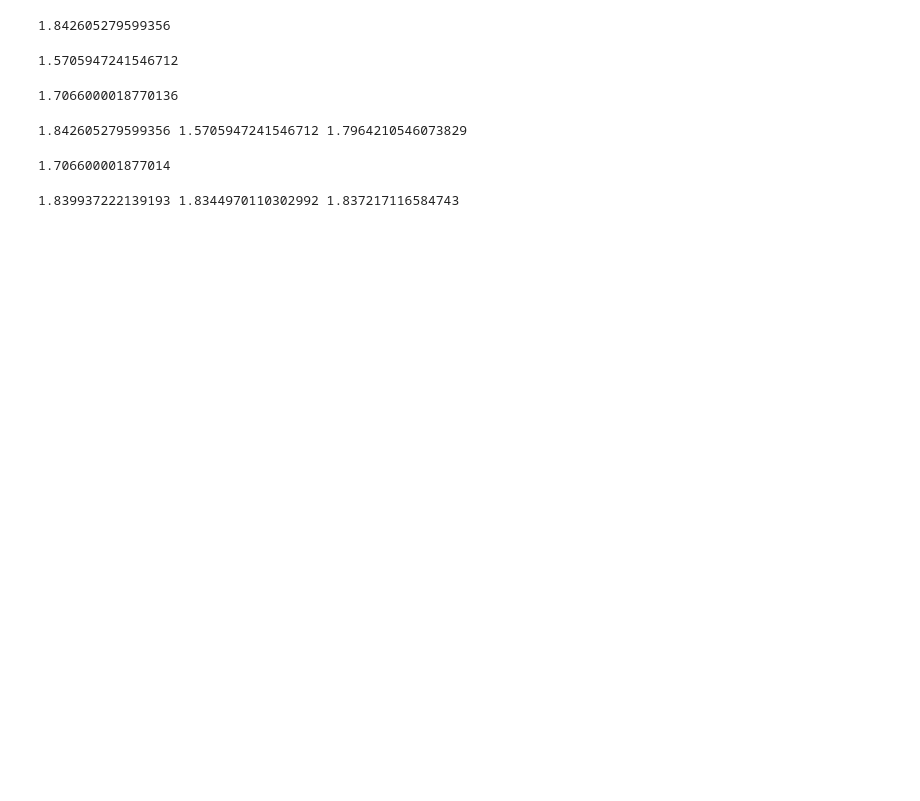
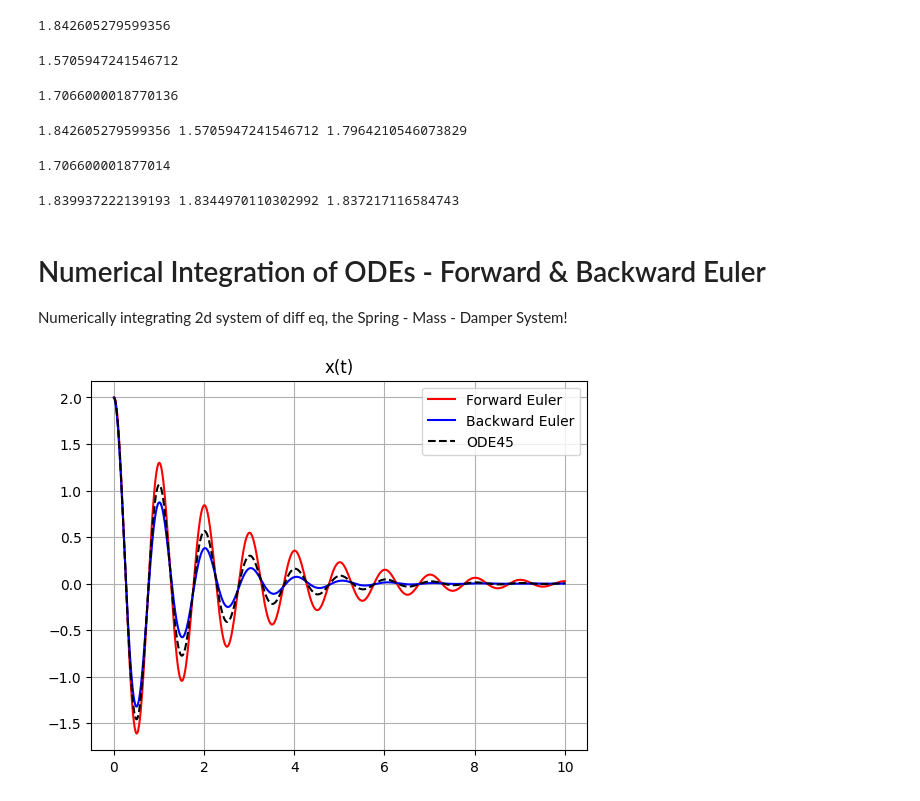
Before and after one commit to isotnek/continuing_education, a Jupyter notebook: ME564/programmatic_diff_eq.ipynb, the cells around one changed output. Cells and saved outputs as stored; diff of their text form; code cells hidden in the pictures; blank space fills up the shorter version.

```diff
--- a/ME564/programmatic_diff_eq.ipynb
+++ b/ME564/programmatic_diff_eq.ipynb
@@ -426,3 +426,6 @@ area3f = np.trapz(yf) * dxf
 print(area1f, area2f, area3f)
 # %% [output]
 1.839937222139193 1.8344970110302992 1.837217116584743
+# %% [markdown]
+# Numerical Integration of ODEs - Forward & Backward Euler
+Numerically integrating 2d system of diff eq, the Spring - Mass - Damper System!
@@ -428,0 +436,45 @@ print(area1f, area2f, area3f)
+# %%
+# Set parameters of spring-mass system
+w = 2 * np.pi # Natural frequency
+d = 0.1 # Damping ratio
+
+A = np.array([[0, 1], [-w**2, -2 * d * w]])
+
+dt = 0.01 # Time step
+T = 10 # Length of time to integrate
+num_time_slices = int(T / dt)
+time_slices = np.linspace(0, T, num_time_slices)
+
+x0 = [2, 0] # Initial conditions, where x = 2 and v = 0
+
+inv_term = np.linalg.pinv(np.eye(2) - A * dt) # Pre-computing inverse for efficiency
+# %%
+# Define and run integrators
+
+# Forward Euler
+xF = np.zeros((2, num_time_slices))
+xF[:, 0] = x0
+for i in range(num_time_slices - 1):
+    xF[:, i + 1] = (np.eye(2) + dt * A) @ xF[:, i]
+
+# Backward Euler
+xB = np.zeros((2, num_time_slices))
+xB[:, 0] = x0
+for i in range(num_time_slices - 1):
+    xB[:, i + 1] = inv_term @ xB[:, i]
+
+# 4th-order Rungne-Cutta for ground truth
+def ode_func(t, x):
+    return A @ x
+ivp_sol = solve_ivp(ode_func, (0, T), x0, t_eval = time_slices)
+xRK4 = ivp_sol.y
+# %%
+plt.plot(time_slices, xF[0, :], 'r')
+plt.plot(time_slices, xB[0, :], 'b')
+plt.plot(time_slices, xRK4[0, :], 'k--')
+plt.grid(True)
+plt.title('x(t)')
+plt.legend(['Forward Euler', 'Backward Euler', 'ODE45'])
+plt.show()
+# %% [output]
+[figure, added]
```
Also changed, not shown: parts of 2 cells of this notebook.
